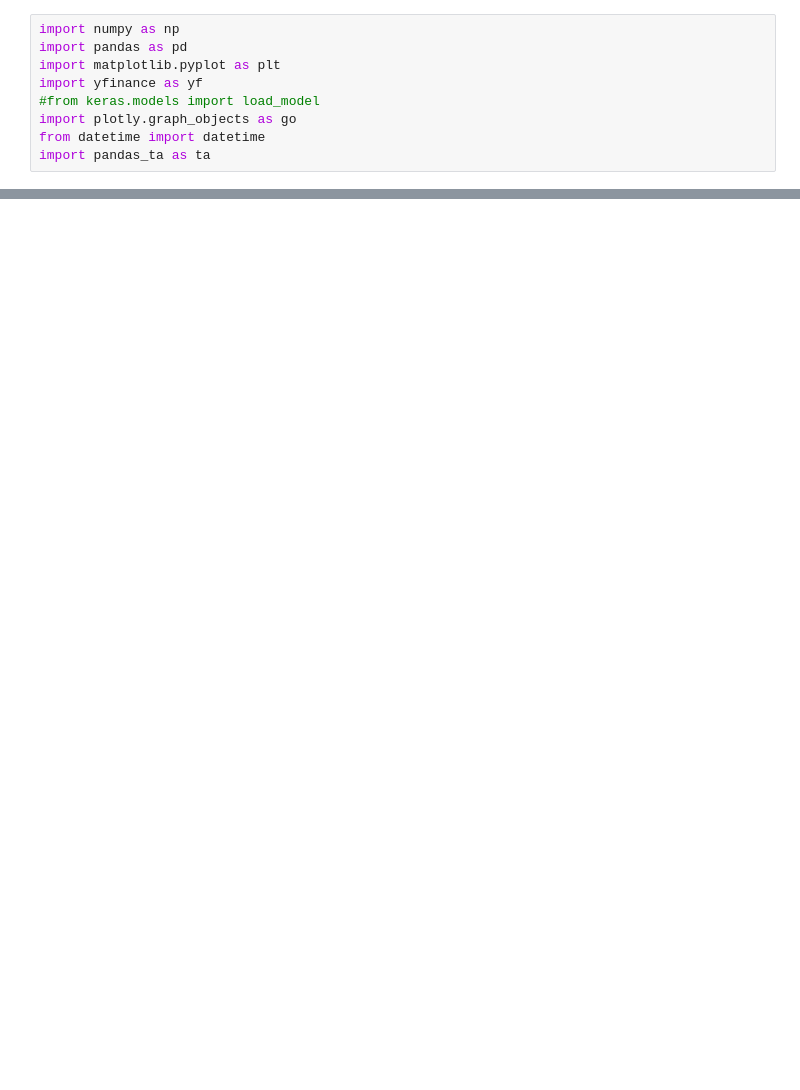
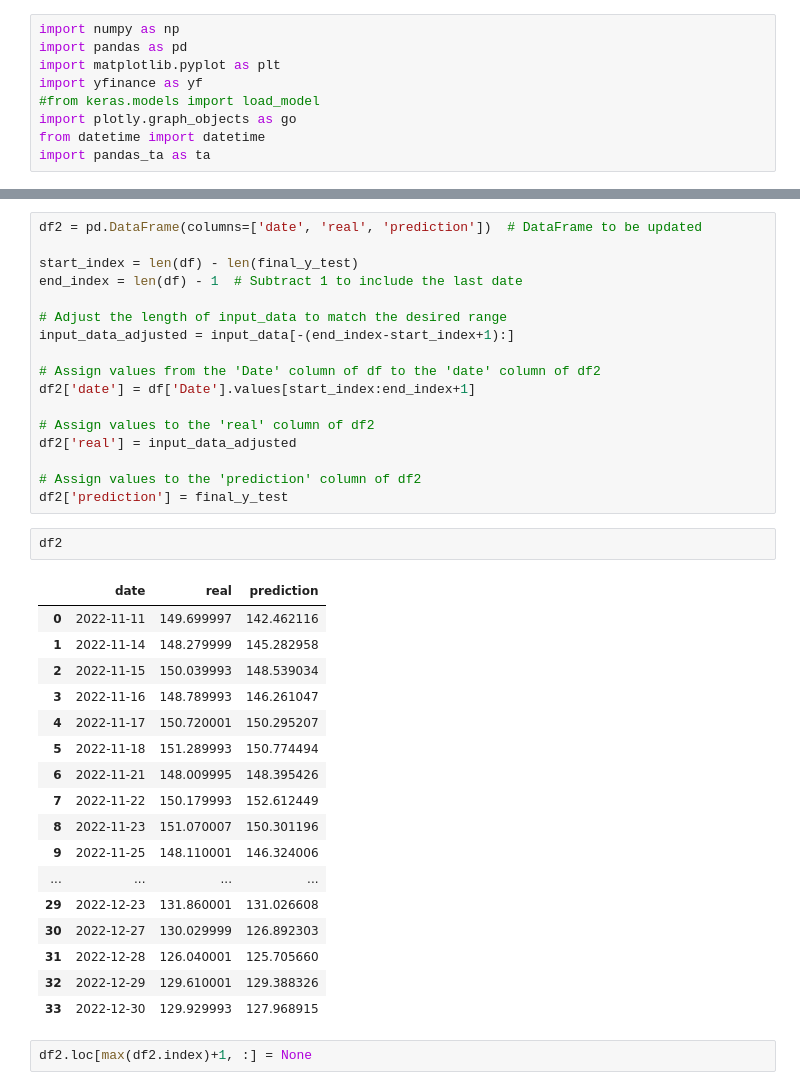
Before and after one commit to oguzkopan/GradProject, a Jupyter notebook: Web Project for Predicted Results/prophet.ipynb, the cells around one changed output, grey strips where cells are left out. Saved outputs shown, nothing was run; the diff lists cells and outputs as text; blank space fills up the shorter version.

```diff
--- a/Web Project for Predicted Results/prophet.ipynb
+++ b/Web Project for Predicted Results/prophet.ipynb
@@ -111,0 +626,39 @@ plt.legend(loc="upper left")
+# %%
+df2 = pd.DataFrame(columns=['date', 'real', 'prediction'])  # DataFrame to be updated
+
+start_index = len(df) - len(final_y_test)
+end_index = len(df) - 1  # Subtract 1 to include the last date
+
+# Adjust the length of input_data to match the desired range
+input_data_adjusted = input_data[-(end_index-start_index+1):]
+
+# Assign values from the 'Date' column of df to the 'date' column of df2
+df2['date'] = df['Date'].values[start_index:end_index+1]
+
+# Assign values to the 'real' column of df2
+df2['real'] = input_data_adjusted
+
+# Assign values to the 'prediction' column of df2
+df2['prediction'] = final_y_test
+# %%
+df2
+# %% [output]
+|  | date | real | prediction |
+| 0 | 2022-11-11 | 149.699997 | 142.462116 |
+| 1 | 2022-11-14 | 148.279999 | 145.282958 |
+| 2 | 2022-11-15 | 150.039993 | 148.539034 |
+| 3 | 2022-11-16 | 148.789993 | 146.261047 |
+| 4 | 2022-11-17 | 150.720001 | 150.295207 |
+| 5 | 2022-11-18 | 151.289993 | 150.774494 |
+| 6 | 2022-11-21 | 148.009995 | 148.395426 |
+| 7 | 2022-11-22 | 150.179993 | 152.612449 |
+| 8 | 2022-11-23 | 151.070007 | 150.301196 |
+| 9 | 2022-11-25 | 148.110001 | 146.324006 |
+| ... | ... | ... | ... |
+| 29 | 2022-12-23 | 131.860001 | 131.026608 |
+| 30 | 2022-12-27 | 130.029999 | 126.892303 |
+| 31 | 2022-12-28 | 126.040001 | 125.705660 |
+| 32 | 2022-12-29 | 129.610001 | 129.388326 |
+| 33 | 2022-12-30 | 129.929993 | 127.968915 |
+# %%
+df2.loc[max(df2.index)+1, :] = None
```
Also changed, not shown: parts of 16 cells of this notebook, 1 other file.
